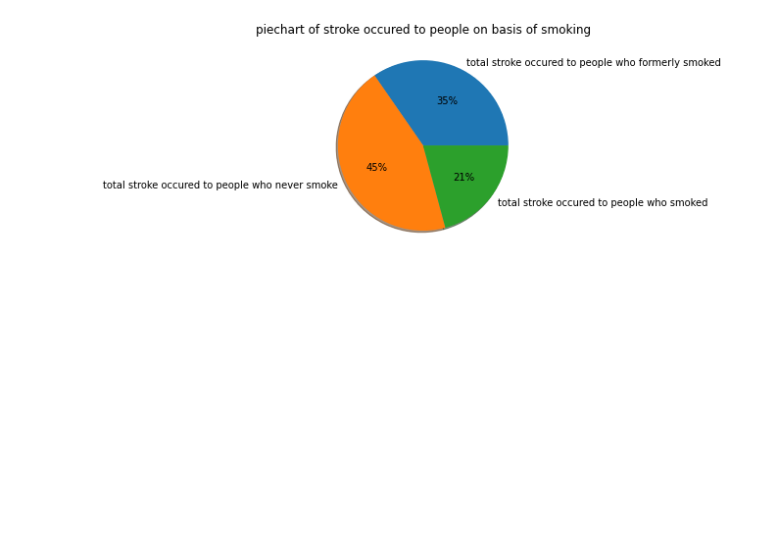
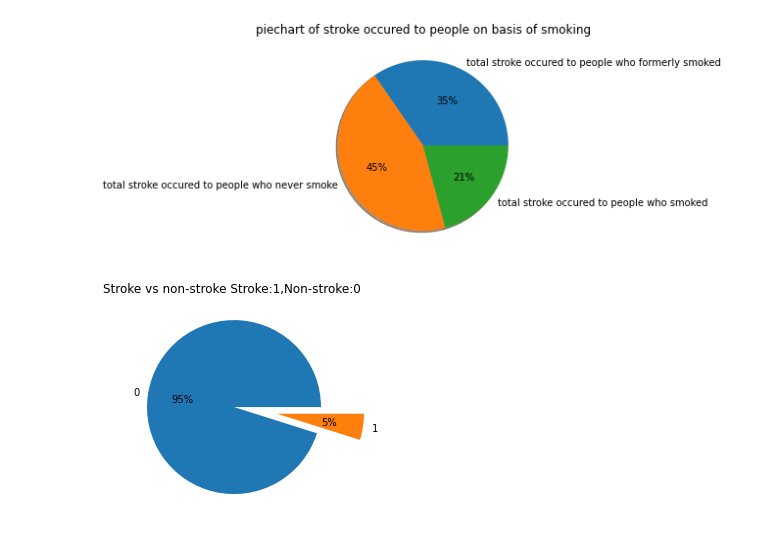
Before and after one commit to BibekRai44/Stroke-Analysis, a Jupyter notebook: stroke-prediction-and-analysis.ipynb, the cells around one changed output. Cells and saved outputs as stored; diff of their text form; code cells hidden in the pictures; blank space fills up the shorter version.

```diff
--- a/stroke-prediction-and-analysis.ipynb
+++ b/stroke-prediction-and-analysis.ipynb
@@ -432,3 +432,13 @@ plt.title('piechart of stroke occured to people on basis of smoking')
 plt.show()
 # %% [output]
 [figure]
+# %%
+#pieplot of stroke and non-stroke
+stroke=df['stroke'].value_counts()
+mylabels=df['stroke'].value_counts().index
+myexplode=[0,0.5]
+plt.title('Stroke vs non-stroke Stroke:1,Non-stroke:0 ')
+plt.pie(stroke,labels=mylabels,explode=myexplode,shadow=False,autopct='%.0f%%')
+plt.show()
+# %% [output]
+[figure, added]
```
